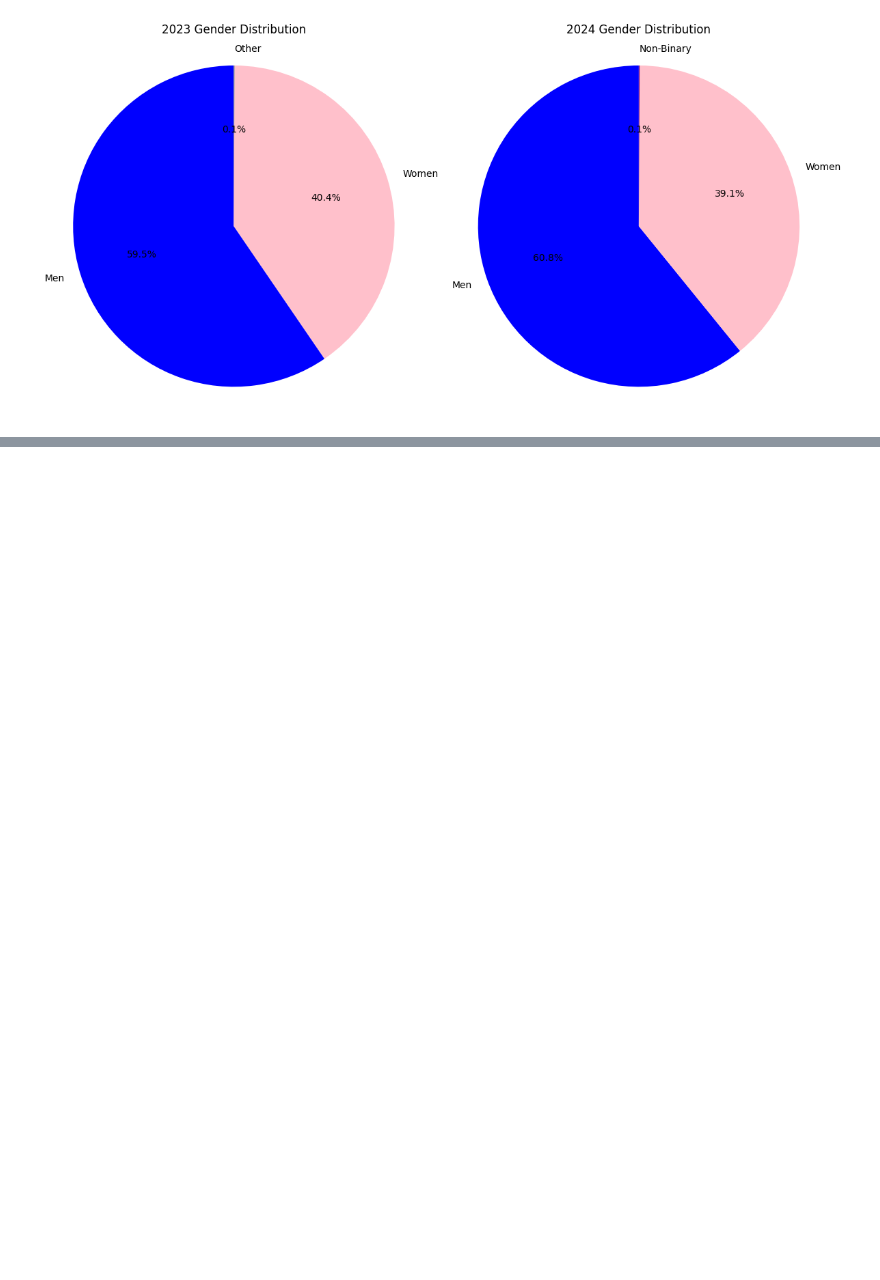
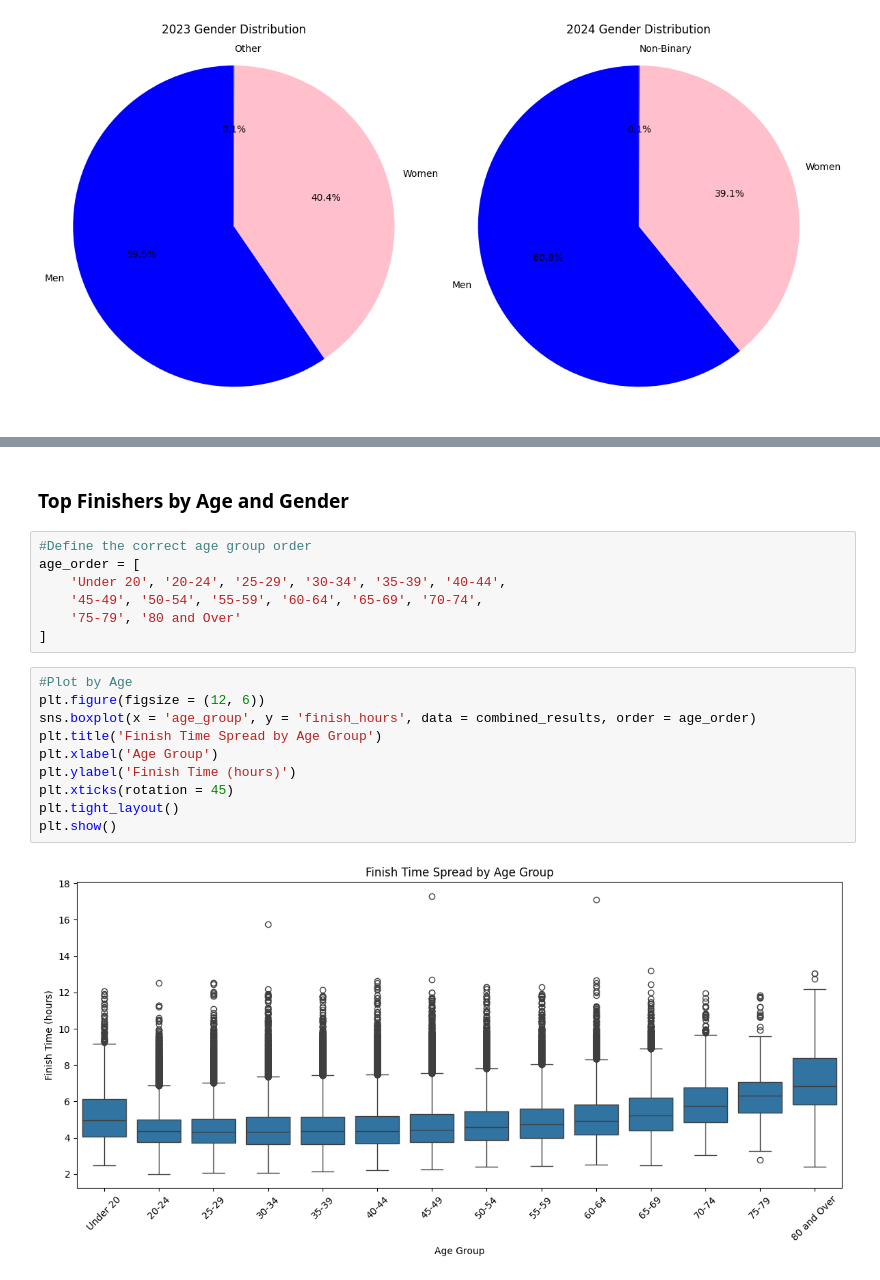
Before and after one commit to kimchiyama/Exploring_Marathon_Trends, a Jupyter notebook: notebooks/analysis.ipynb, the cells around one changed output, grey strips where cells are left out. Drawn from its saved outputs; the diff is of its cells as text; blank space fills up the shorter version.

```diff
--- a/notebooks/analysis.ipynb
+++ b/notebooks/analysis.ipynb
@@ -580,0 +721,21 @@ plt.show()
+# %% [markdown]
+### Top Finishers by Age and Gender
+# %%
+#Define the correct age group order
+age_order = [
+    'Under 20', '20-24', '25-29', '30-34', '35-39', '40-44',
+    '45-49', '50-54', '55-59', '60-64', '65-69', '70-74',
+    '75-79', '80 and Over'
+]
+# %%
+#Plot by Age
+plt.figure(figsize = (12, 6))
+sns.boxplot(x = 'age_group', y = 'finish_hours', data = combined_results, order = age_order)
+plt.title('Finish Time Spread by Age Group')
+plt.xlabel('Age Group')
+plt.ylabel('Finish Time (hours)')
+plt.xticks(rotation = 45)
+plt.tight_layout()
+plt.show()
+# %% [output]
+[figure, added]
```
Also changed, not shown: parts of 22 cells of this notebook.
